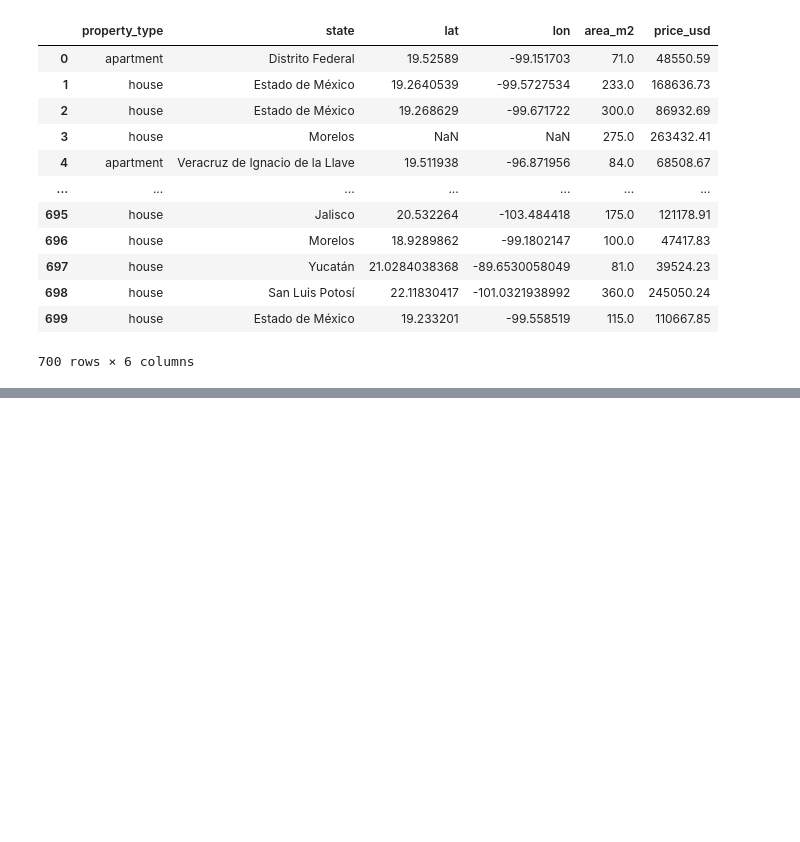
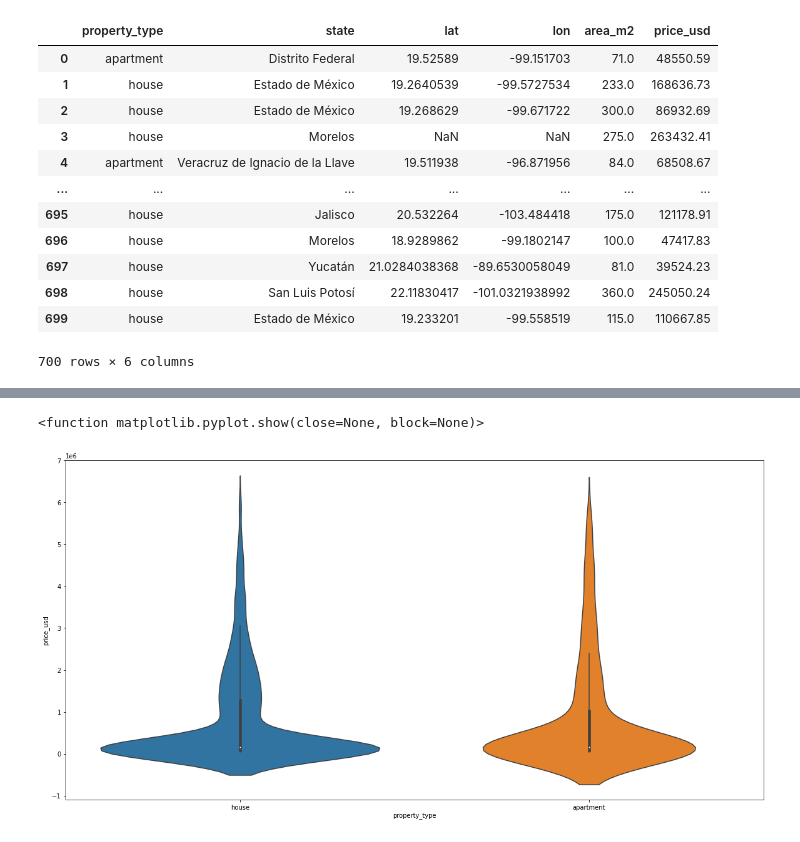
Before and after one commit to DK-Hieu/MindX, a Jupyter notebook: D4E/D4E66/D4E66_B11_pyB4_practice_full.ipynb, the cells around one changed output, grey strips where cells are left out. Saved outputs shown, nothing was run; the diff lists cells and outputs as text; code cells hidden in the pictures; blank space fills up the shorter version.

```diff
--- a/D4E/D4E66/D4E66_B11_pyB4_practice_full.ipynb
+++ b/D4E/D4E66/D4E66_B11_pyB4_practice_full.ipynb
@@ -66,6 +66,8 @@ mx3
 # %%
 mx = pd.concat([mx1, mx2])
 mx = pd.concat([mx, mx3])
+mx['lat'] = mx['lat'].astype('float')
+mx['lon'] = mx['lon'].astype('float')
 mx
 # %% [output]
 |  | property_type | state | lat | lon | area_m2 | price_usd |
@@ -99,0 +118,13 @@ mx3['place_with_parent_names'].str.split('|', expand=True)
+# %%
+import seaborn as sns
+import matplotlib.pyplot as plt
+
+fig, ax = plt.subplots(figsize=(20,10))
+fig.patch.set_facecolor('w')
+
+sns.violinplot(x=mx["property_type"], y=mx["price_usd"])
+
+plt.show
+# %% [output]
+<function matplotlib.pyplot.show(close=None, block=None)>
+[figure, added]
```
Also changed, not shown: parts of 5 cells of this notebook, 26 other files.
